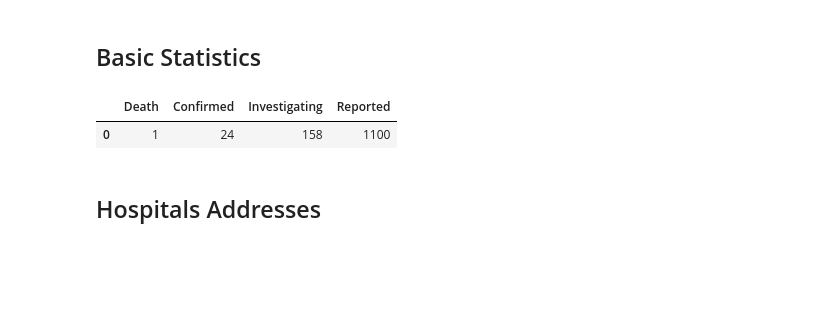
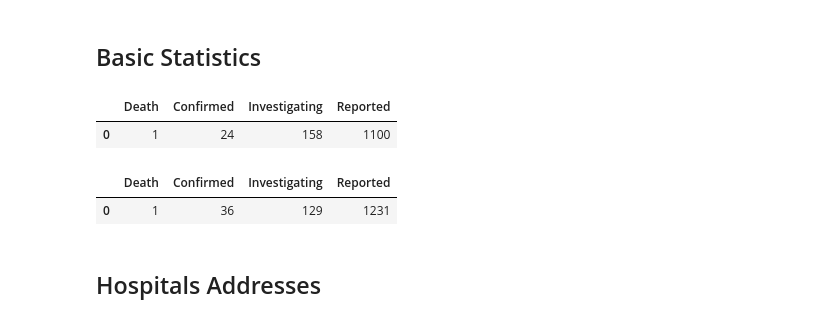
Before and after one commit to bc123456/wuhan_virus_dashboard, a Jupyter notebook: exploration/02_compose_data.ipynb, the cells around one changed output. Cells and saved outputs as stored; diff of their text form; code cells hidden in the pictures; blank space fills up the shorter version.

Commit message:
fixed wrong address coordinates and new fetch_stat()

```diff
--- a/exploration/02_compose_data.ipynb
+++ b/exploration/02_compose_data.ipynb
@@ -17,6 +19,28 @@ stats_df
 # %% [output]
 |  | Death | Confirmed | Investigating | Reported |
 | 0 | 1 | 24 | 158 | 1100 |
+# %%
+def fetch_stat():
+    """
+    Return a DataFrame that represent death, confirmed, investigating and reported numbers respectively.
+
+    """
+    statnames = ['Death', 'Confirmed', 'Investigating', 'Reported']
+
+    page = requests.get('https://wars.vote4.hk/page-data/en/page-data.json')
+    data = json.loads(page.content)
+#     print(json.dumps(data['result']['data'], indent=4, sort_keys=True))
+    stats = data['result']['data']['allBotWarsLatestFigures']['edges'][0]
+    res = [stats['node']['death'], stats['node']['confirmed'], stats['node']['investigating'], stats['node']['reported']]
+
+    df = pd.DataFrame(data=[res], columns=statnames)
+
+    return df
+# %%
+fetch_stat()
+# %% [output]
+|  | Death | Confirmed | Investigating | Reported |
+| 0 | 1 | 36 | 129 | 1231 |
 # %%
 with open(r'../data/STATS.pkl', 'wb') as f:
     pickle.dump(stats_df, f)
```
Also changed, not shown: parts of 2 cells of this notebook, 11 other files.
